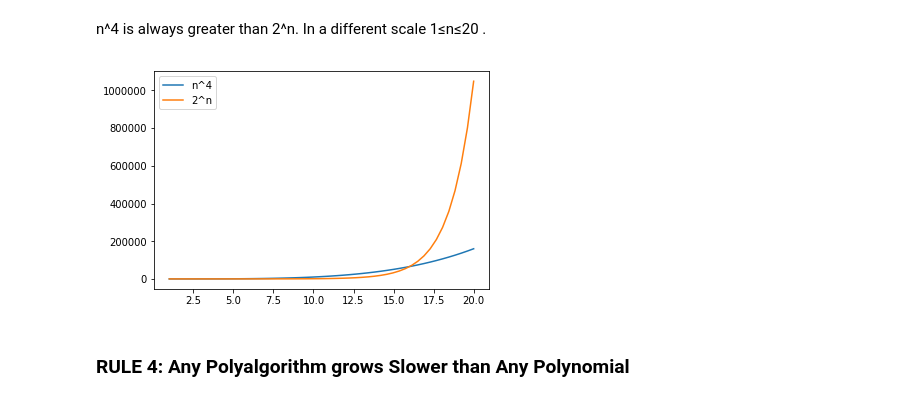
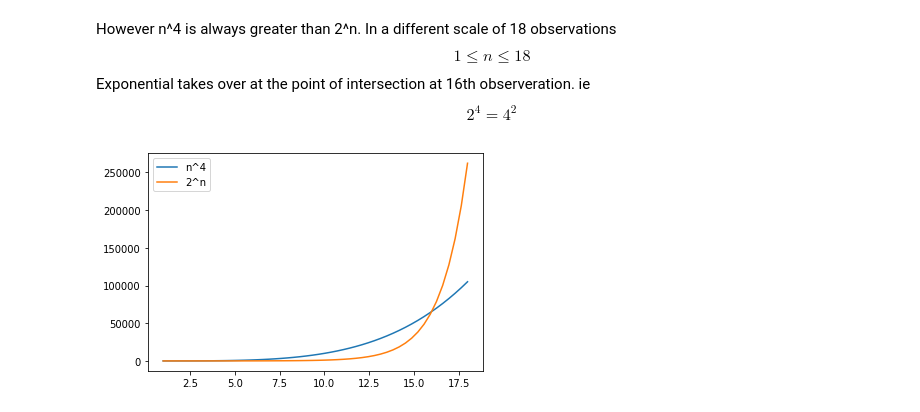
Before and after one commit to gowrishankarin/code_for_fun, a Jupyter notebook: algos/complexity/001_Complexity_Graphs.ipynb, the cells around one changed output. Drawn from its saved outputs; the diff is of its cells as text; code cells hidden in the pictures.

```diff
--- a/algos/complexity/001_Complexity_Graphs.ipynb
+++ b/algos/complexity/001_Complexity_Graphs.ipynb
@@ -125,12 +311,17 @@ plt.show()
-# %% [markdown]
-n^4 is always greater than 2^n. In a different scale 1≤n≤20 .
+# %% [markdown]
+However n^4 is always greater than 2^n. In a different scale of 18 observations
+\begin{equation*}
+1≤n≤18
+\end{equation*}
+Exponential takes over at the point of intersection at 16th observeration. ie
+\begin{equation*}
+2^4 = 4^2
+\end{equation*}
 # %%
-n = np.linspace(1, 20)
+n = np.linspace(1, 18)
 plt.plot(n, n ** 4, label="n^4")
 plt.plot(n, 2 ** n, label="2^n")
 plt.legend(loc='upper left')
 plt.show()
 # %% [output]
-[figure, old version]
+[figure, new version]
-# %% [markdown]
-### RULE 4: Any Polyalgorithm grows Slower than Any Polynomial
```
Also changed, not shown: parts of 55 cells of this notebook.
